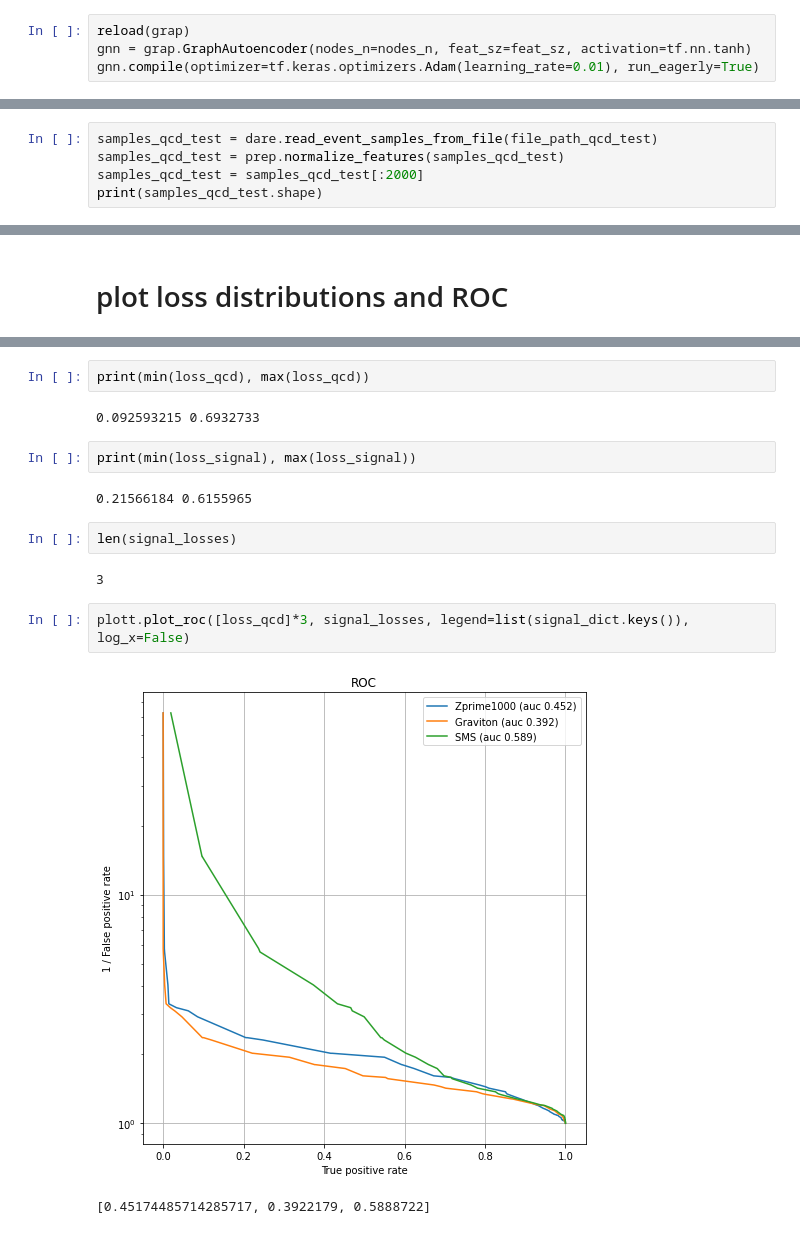
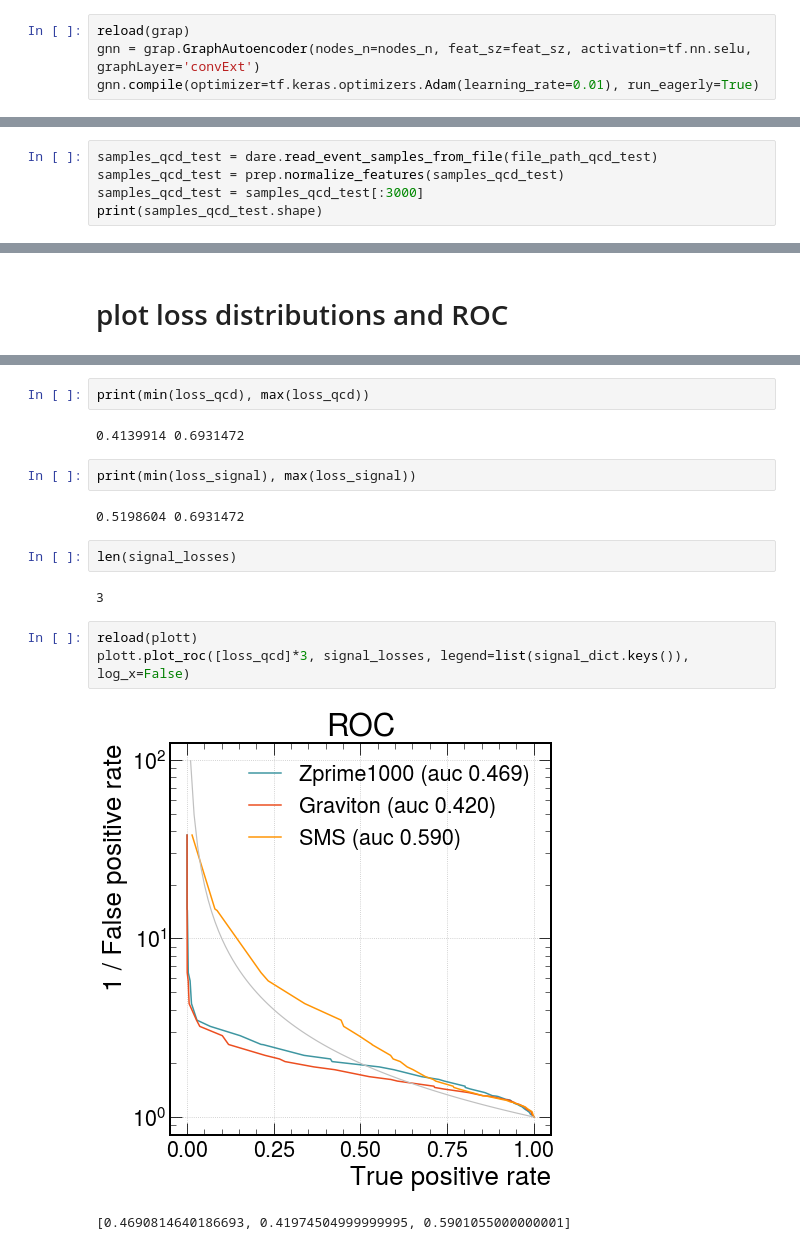
Before and after one commit to kingusiu/gravada, a Jupyter notebook: main_event_based_graph_ae.ipynb, the cells around one changed output, grey strips where cells are left out. Saved outputs shown, nothing was run; the diff lists cells and outputs as text.

```diff
--- a/main_event_based_graph_ae.ipynb
+++ b/main_event_based_graph_ae.ipynb
@@ -75,6 +90,6 @@ A_tilde = grctr.normalized_adjacency(A)
 # build and train model
 # %%
 reload(grap)
-gnn = grap.GraphAutoencoder(nodes_n=nodes_n, feat_sz=feat_sz, activation=tf.nn.tanh)
+gnn = grap.GraphAutoencoder(nodes_n=nodes_n, feat_sz=feat_sz, activation=tf.nn.selu, graphLayer='convExt')
 gnn.compile(optimizer=tf.keras.optimizers.Adam(learning_rate=0.01), run_eagerly=True)
 # %% [output]
@@ -126,6 +141,6 @@ file_path_qcd_test = os.path.join(input_dir_qcd_test, file_name_qcd_test)
 # %%
 samples_qcd_test = dare.read_event_samples_from_file(file_path_qcd_test)
 samples_qcd_test = prep.normalize_features(samples_qcd_test)
-samples_qcd_test = samples_qcd_test[:2000]
+samples_qcd_test = samples_qcd_test[:3000]
 print(samples_qcd_test.shape)
 # %% [output]
@@ -205,17 +219,18 @@ plt.legend()
 # %%
 print(min(loss_qcd), max(loss_qcd))
 # %% [output]
-0.092593215 0.6932733
+0.4139914 0.6931472
 # %%
 print(min(loss_signal), max(loss_signal))
 # %% [output]
-0.21566184 0.6155965
+0.5198604 0.6931472
 # %%
 len(signal_losses)
 # %% [output]
 3
 # %%
+reload(plott)
 plott.plot_roc([loss_qcd]*3, signal_losses, legend=list(signal_dict.keys()), log_x=False)
 # %% [output]
-[figure, old version]
+[figure, new version]
-[0.45174485714285717, 0.3922179, 0.5888722]
+[0.4690814640186693, 0.41974504999999995, 0.5901055000000001]
```
Also changed, not shown: parts of 13 cells of this notebook, 3 other files.
